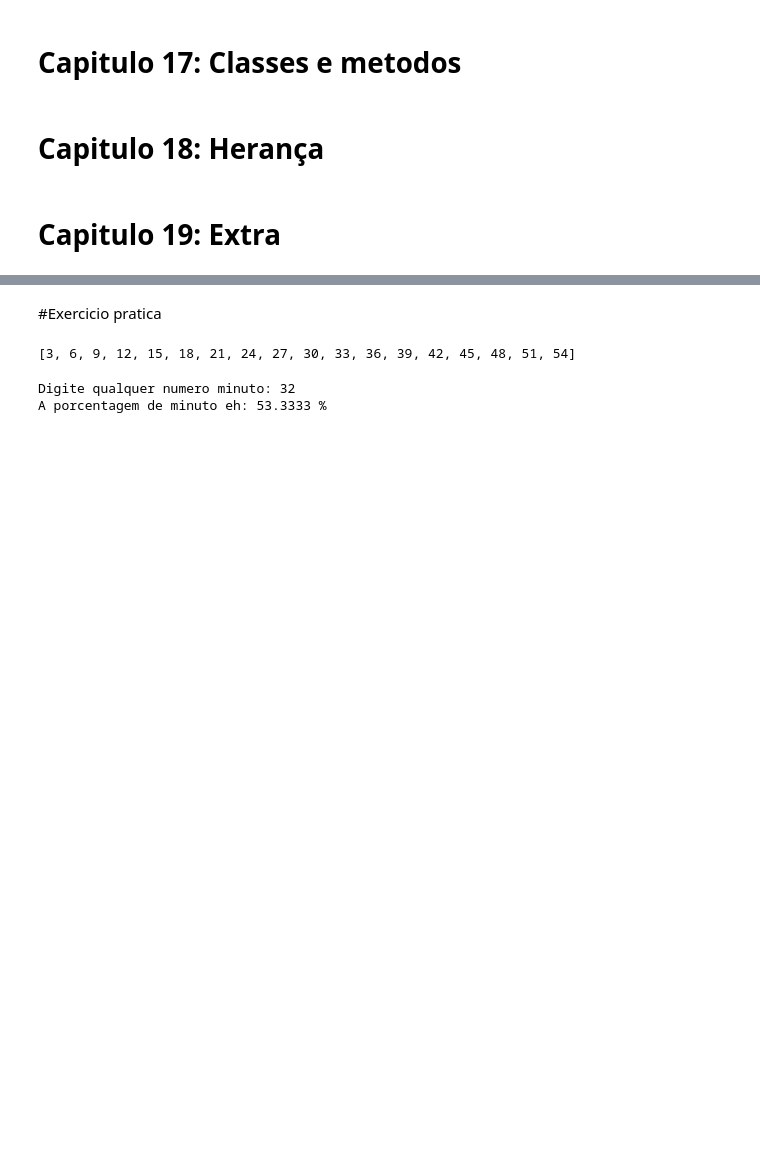
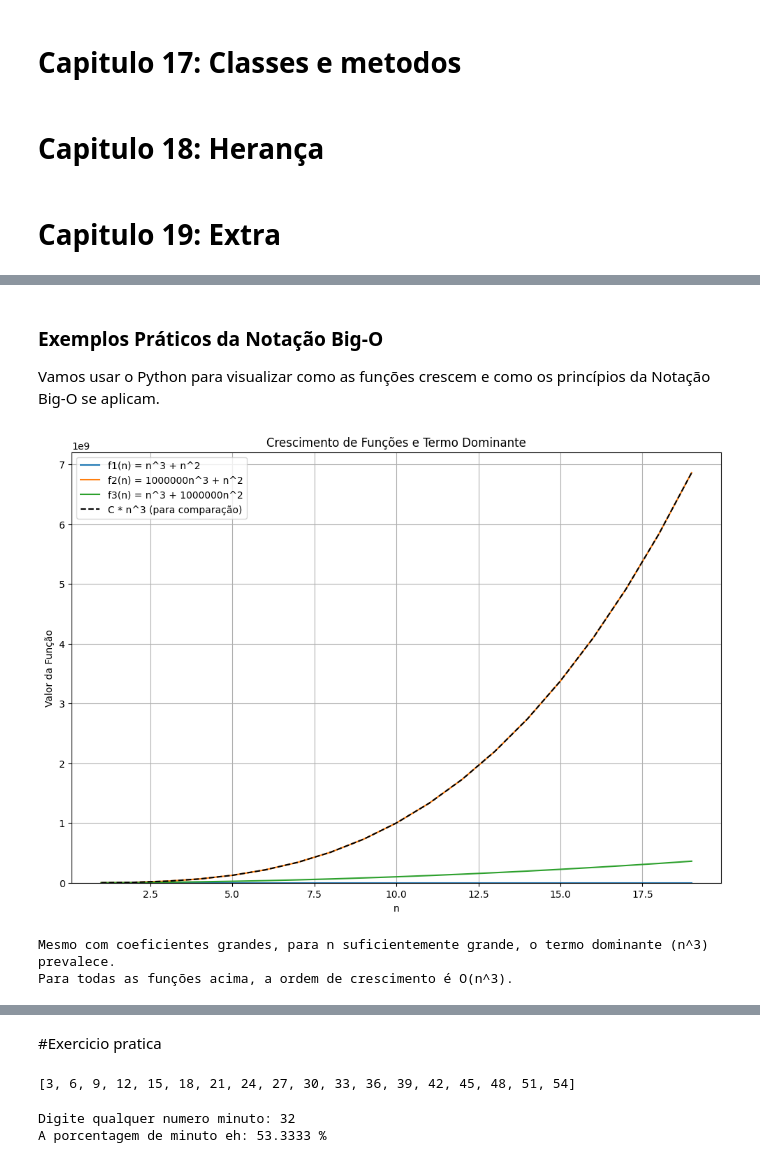
Before and after one commit to oviccenzo/pense-em-python-2-edicao-alien-downey, a Jupyter notebook: pense_em_python.ipynb, the cells around one changed output, grey strips where cells are left out. Drawn from its saved outputs; the diff is of its cells as text; code cells hidden in the pictures; blank space fills up the shorter version.

```diff
--- a/pense_em_python.ipynb
+++ b/pense_em_python.ipynb
@@ -1611,0 +2303,39 @@ Digite qualquer número: 3
+# %% [markdown]
+### Exemplos Práticos da Notação Big-O
+
+Vamos usar o Python para visualizar como as funções crescem e como os princípios da Notação Big-O se aplicam.
+# %%
+# Para a questão 1: Ordem de crescimento de n^3 + n^2, 1000000n^3 + n^2, n^3 + 1000000n^2
+
+import matplotlib.pyplot as plt
+import numpy as np
+
+def f1(n): return n**3 + n**2
+def f2(n): return 1000000 * n**3 + n**2
+def f3(n): return n**3 + 1000000 * n**2
+
+def g_n3(n): return n**3 # A função de referência O(n^3)
+
+n_values = np.arange(1, 20) # Pequenos valores de n para visualização
+
+plt.figure(figsize=(12, 8))
+
+plt.plot(n_values, f1(n_values), label='f1(n) = n^3 + n^2')
+plt.plot(n_values, f2(n_values), label='f2(n) = 1000000n^3 + n^2')
+plt.plot(n_values, f3(n_values), label='f3(n) = n^3 + 1000000n^2')
+plt.plot(n_values, g_n3(n_values) * 1000000, linestyle='--', color='black', label='C * n^3 (para comparação)') # Multiplicar C para que seja visível
+
+plt.title('Crescimento de Funções e Termo Dominante')
+plt.xlabel('n')
+plt.ylabel('Valor da Função')
+plt.legend()
+plt.grid(True)
+plt.ylim(bottom=0) # Começar y em 0
+plt.show()
+
+print("Mesmo com coeficientes grandes, para n suficientemente grande, o termo dominante (n^3) prevalece.")
+print("Para todas as funções acima, a ordem de crescimento é O(n^3).")
+# %% [output]
+[figure, added]
+Mesmo com coeficientes grandes, para n suficientemente grande, o termo dominante (n^3) prevalece.
+Para todas as funções acima, a ordem de crescimento é O(n^3).
```
Also changed, not shown: parts of 148 cells of this notebook, 1 other file.
